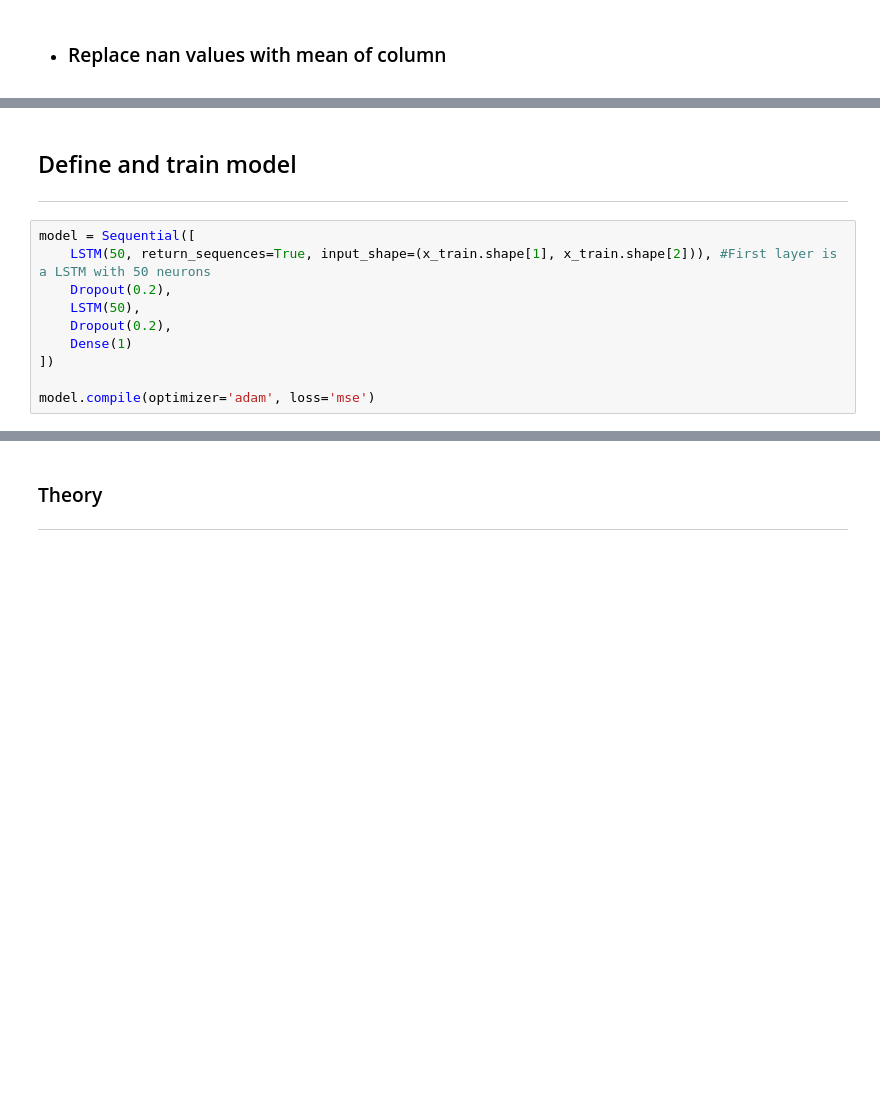
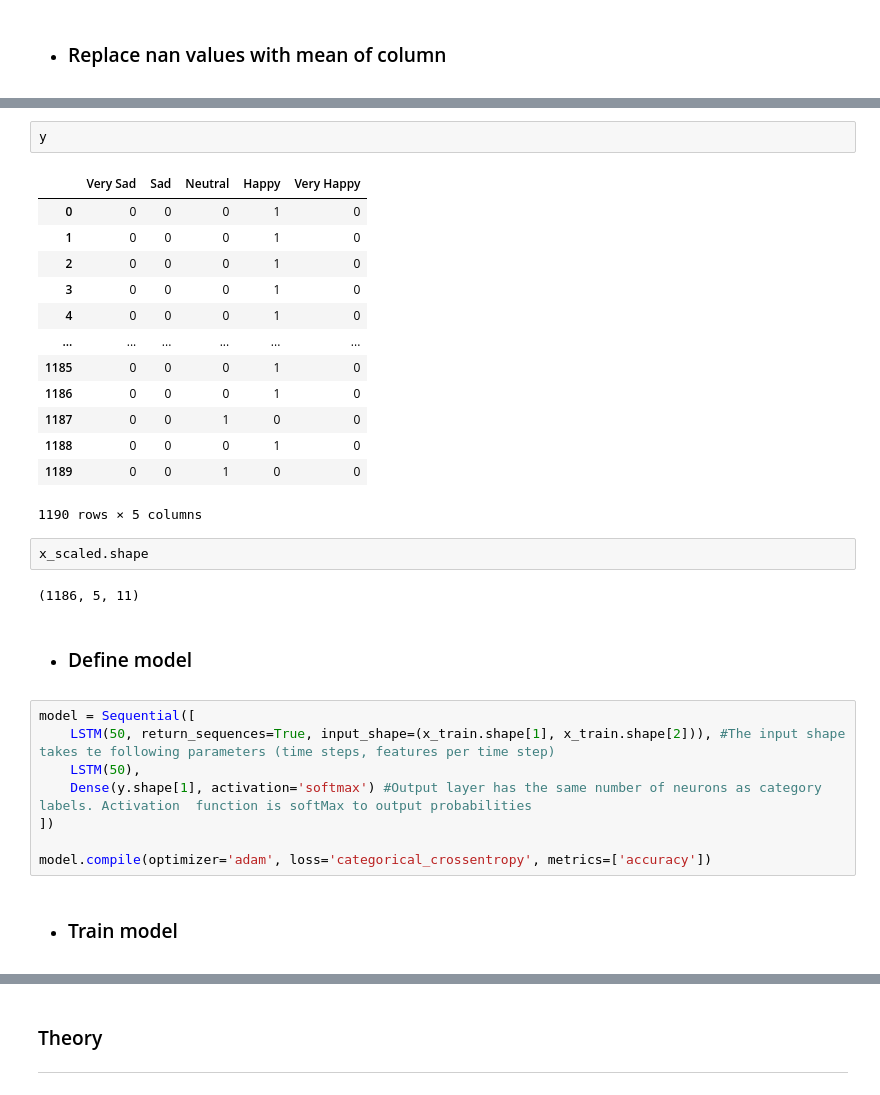
Before and after one commit to shreyaraghavendra/DTM_Group86, a Jupyter notebook: Assignment1/classification.ipynb, the cells around one changed output, grey strips where cells are left out. Cells and saved outputs as stored; diff of their text form; blank space fills up the shorter version.

```diff
--- a/Assignment1/classification.ipynb
+++ b/Assignment1/classification.ipynb
@@ -60,16 +106,35 @@ x_train, x_test, y_train, y_test = train_test_split(x_scaled, y, test_size=0.2,
+# %%
+y
+# %% [output]
+|  | Very Sad | Sad | Neutral | Happy | Very Happy |
+| 0 | 0 | 0 | 0 | 1 | 0 |
+| 1 | 0 | 0 | 0 | 1 | 0 |
+| 2 | 0 | 0 | 0 | 1 | 0 |
+| 3 | 0 | 0 | 0 | 1 | 0 |
+| 4 | 0 | 0 | 0 | 1 | 0 |
+| ... | ... | ... | ... | ... | ... |
+| 1185 | 0 | 0 | 0 | 1 | 0 |
+| 1186 | 0 | 0 | 0 | 1 | 0 |
+| 1187 | 0 | 0 | 1 | 0 | 0 |
+| 1188 | 0 | 0 | 0 | 1 | 0 |
+| 1189 | 0 | 0 | 1 | 0 | 0 |
+1190 rows × 5 columns
+# %%
+x_scaled.shape
+# %% [output]
+(1186, 5, 11)
 # %% [markdown]
-## Define and train model
----
+* ### Define model
 # %%
 model = Sequential([
-    LSTM(50, return_sequences=True, input_shape=(x_train.shape[1], x_train.shape[2])), #First layer is a LSTM with 50 neurons
-    Dropout(0.2),
+    LSTM(50, return_sequences=True, input_shape=(x_train.shape[1], x_train.shape[2])), #The input shape takes te following parameters (time steps, features per time step)
     LSTM(50),
-    Dropout(0.2),
-    Dense(1)
+    Dense(y.shape[1], activation='softmax') #Output layer has the same number of neurons as category labels. Activation  function is softMax to output probabilities
 ])
 
-model.compile(optimizer='adam', loss='mse')
+model.compile(optimizer='adam', loss='categorical_crossentropy', metrics=['accuracy'])
+# %% [markdown]
+* ### Train model
 # %%
 #Train model and randomly select 10% of the data for validation
 history = model.fit(x_train, y_train, epochs=50, batch_size=32, validation_split=0.1, verbose=1)
```
Also changed, not shown: parts of 25 cells of this notebook, 1 other file.
